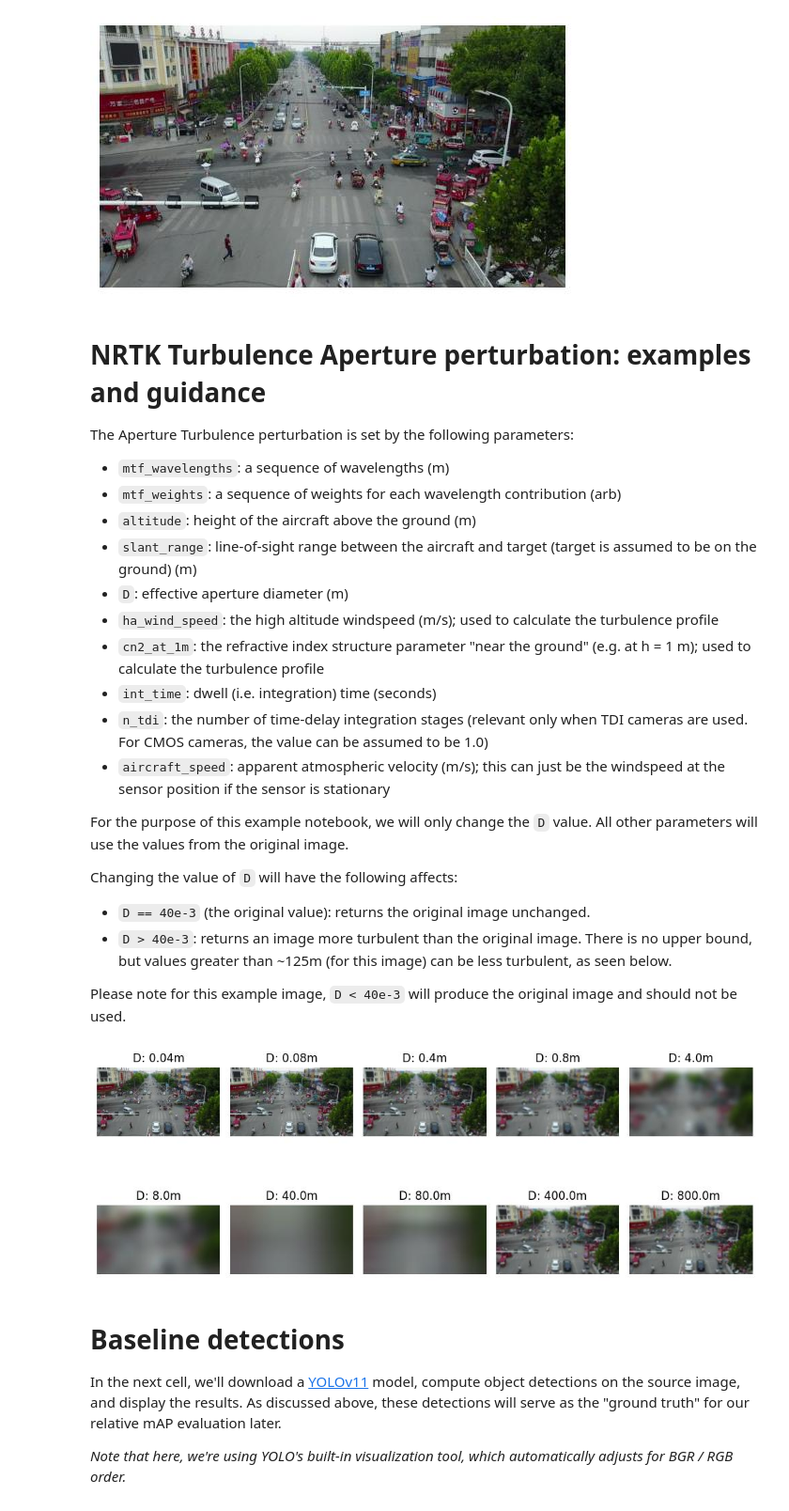
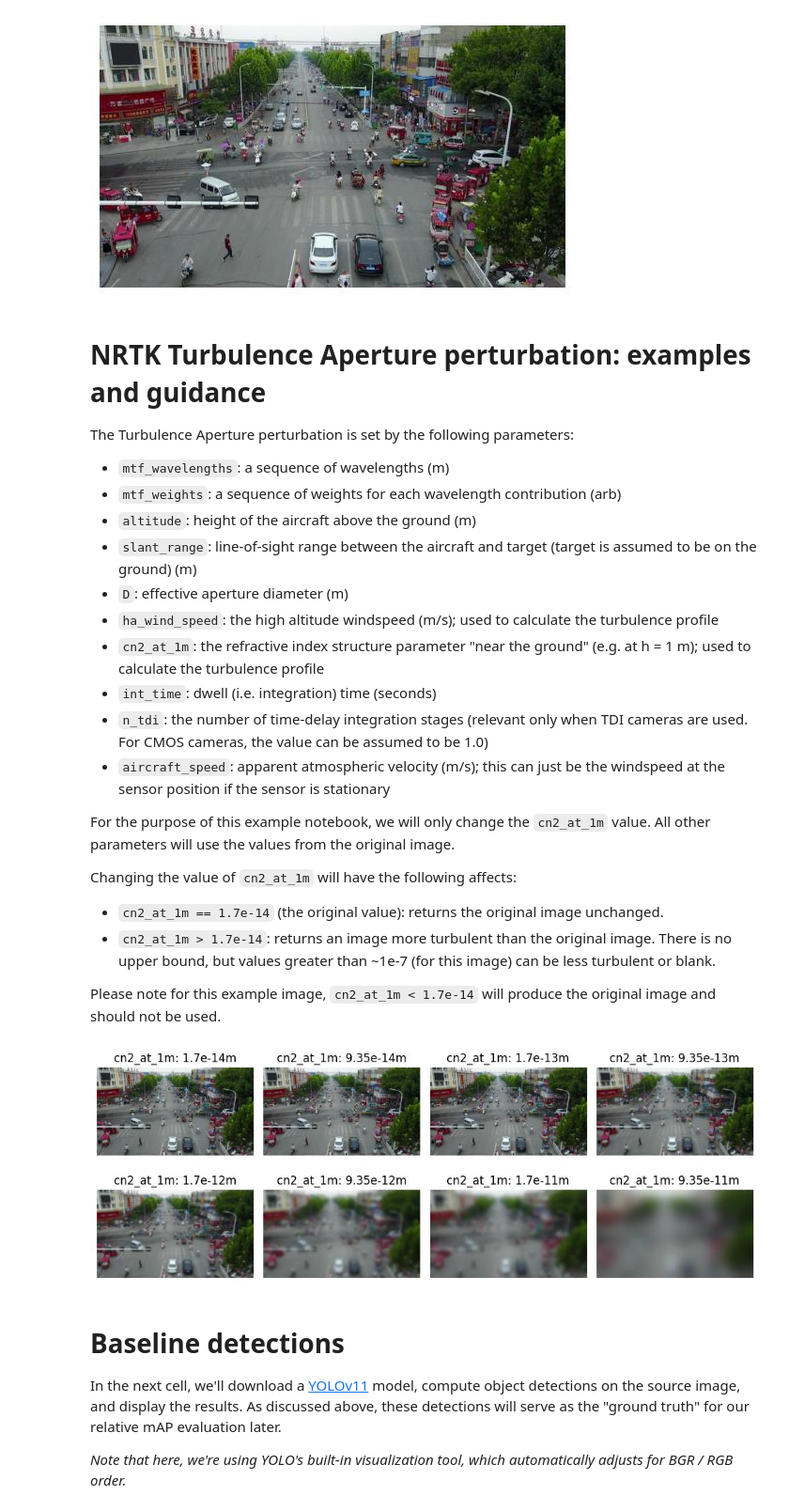
Before and after one commit to Kitware/nrtk-jatic, a Jupyter notebook: examples/nrtk_turbulence_perturber_demo.ipynb, the cells around one changed output. Shown at 94% size. Drawn from its saved outputs; the diff is of its cells as text; code cells hidden in the pictures.

Commit message:
Change pertuber value to cn2_at_1m

```diff
--- a/examples/nrtk_turbulence_perturber_demo.ipynb
+++ b/examples/nrtk_turbulence_perturber_demo.ipynb
@@ -128,7 +128,7 @@ _ = plt.imshow(img_nd_bgr[:, :, ::-1])  # explicitly changing BGR to RGB for ims
 # %% [markdown]
 # NRTK Turbulence Aperture perturbation: examples and guidance
 
-The Aperture Turbulence perturbation is set by the following parameters:
+The Turbulence Aperture perturbation is set by the following parameters:
 
 - `mtf_wavelengths`: a sequence of wavelengths (m)
 - `mtf_weights`: a sequence of weights for each wavelength contribution (arb)
@@ -141,24 +141,24 @@ The Aperture Turbulence perturbation is set by the following parameters:
 - `n_tdi`: the number of time-delay integration stages (relevant only when TDI cameras are used. For CMOS cameras, the value can be assumed to be 1.0)
 - `aircraft_speed`: apparent atmospheric velocity (m/s); this can just be the windspeed at the sensor position if the sensor is stationary
 
-For the purpose of this example notebook, we will only change the `D` value. All other parameters will use the values from the original image.
+For the purpose of this example notebook, we will only change the `cn2_at_1m` value. All other parameters will use the values from the original image.
 
-Changing the value of `D` will have the following affects:
-- `D == 40e-3` (the original value): returns the original image unchanged.
-- `D > 40e-3`: returns an image more turbulent than the original image. There is no upper bound, but values greater than ~125m (for this image) can be less turbulent, as seen below.
+Changing the value of `cn2_at_1m` will have the following affects:
+- `cn2_at_1m == 1.7e-14` (the original value): returns the original image unchanged.
+- `cn2_at_1m > 1.7e-14`: returns an image more turbulent than the original image. There is no upper bound, but values greater than ~1e-7 (for this image) can be less turbulent or blank.
 
-Please note for this example image, `D < 40e-3` will produce the original image and should not be used.
+Please note for this example image, `cn2_at_1m < 1.7e-14` will produce the original image and should not be used.
 # %%
-_, ax = plt.subplots(2, 5, figsize=(10, 5))
-for idx, D in enumerate((40e-3, 80e-3, 40e-2, 80e-2, 40e-1, 80e-1, 40e0, 80e0, 40e1, 80e1)):
-    (row, col) = (int(idx / 5), idx % 5)
-    perturber = TurbulenceApertureOTFPerturber(D=D)
-    ax[row, col].set_title(f"D: {D}m")
+_, ax = plt.subplots(2, 4, figsize=(10, 4))
+for idx, cn2_at_1m in enumerate((1.7e-14, 9.35e-14, 1.7e-13, 9.35e-13, 1.7e-12, 9.35e-12, 1.7e-11, 9.35e-11)):
+    (row, col) = (int(idx / 4), idx % 4)
+    perturber = TurbulenceApertureOTFPerturber(cn2_at_1m=cn2_at_1m)
+    ax[row, col].set_title(f"cn2_at_1m: {cn2_at_1m}m")
     ax[row, col].imshow(perturber(img_nd_bgr)[0][:, :, ::-1])
     _ = ax[row, col].axis("off")
 plt.tight_layout()
 # %% [output]
-[figure, old version]
+[figure, new version]
 # %% [markdown]
 # Baseline detections
 
```
Also changed, not shown: parts of 11 cells of this notebook.
